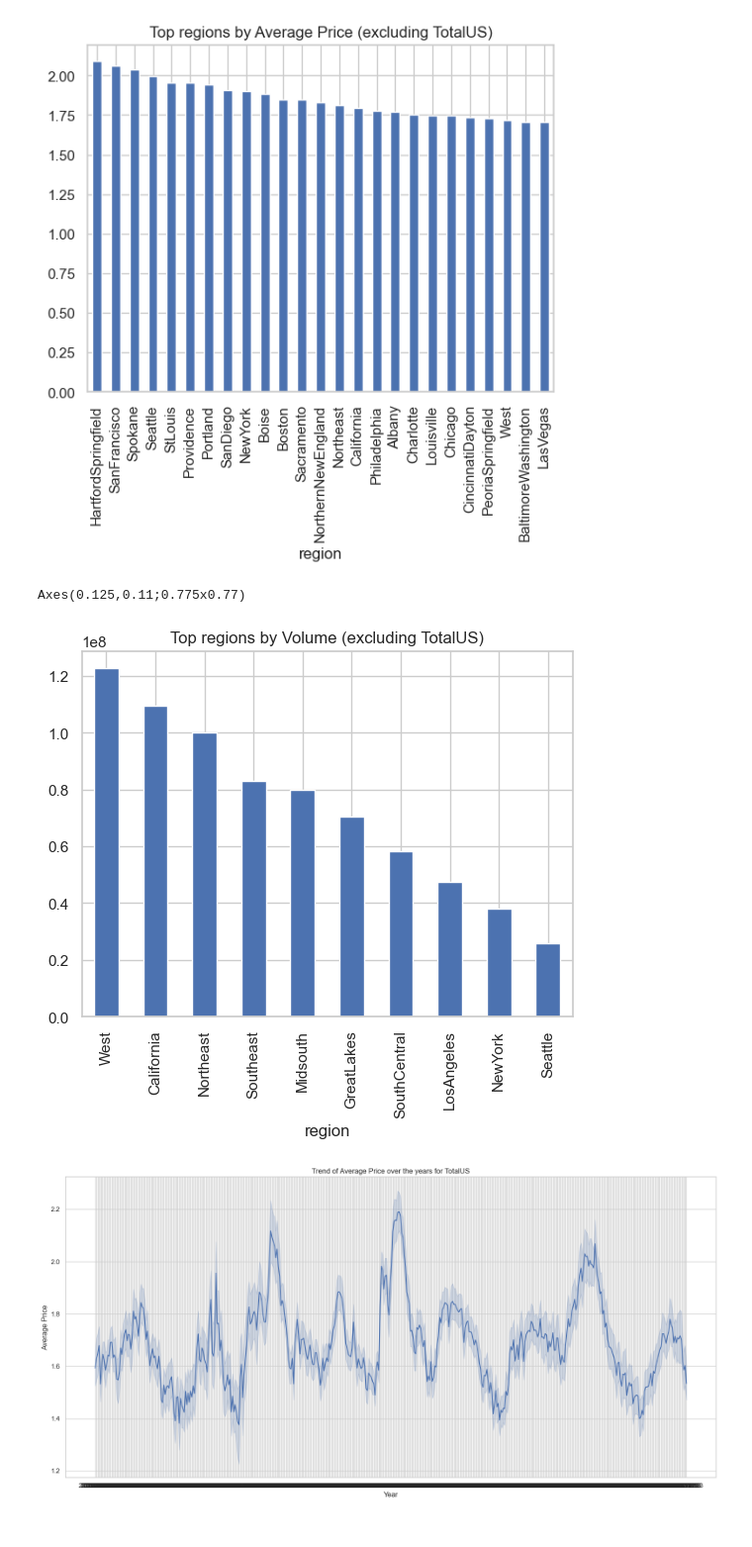
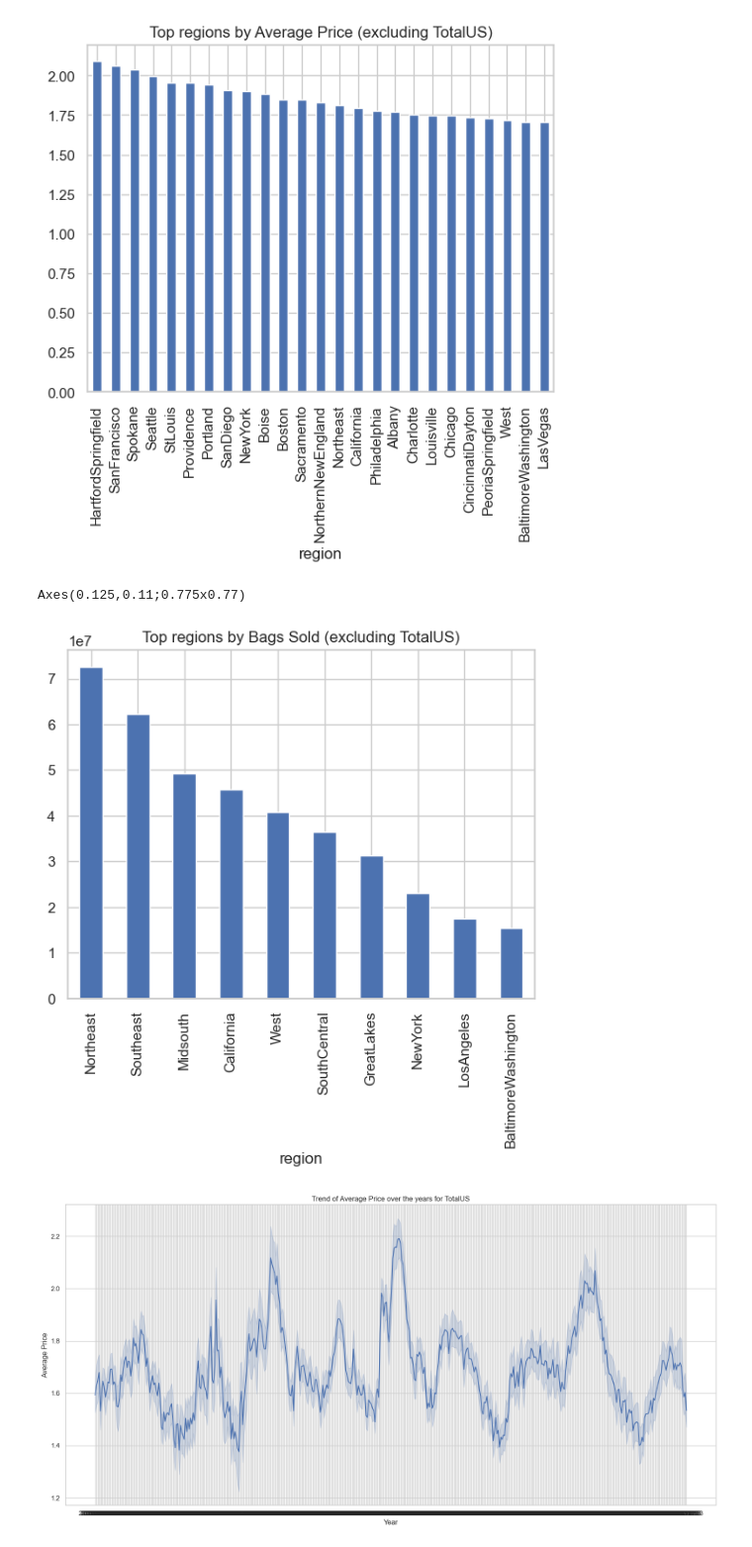
Before and after one commit to maseedatM5/Workplace, a Jupyter notebook: QCTO---Workplace-Module-Notebook-Template-4571.ipynb, the cells around one changed output. Shown at 99% size. Drawn from its saved outputs; the diff is of its cells as text; code cells hidden in the pictures.

```diff
--- a/QCTO---Workplace-Module-Notebook-Template-4571.ipynb
+++ b/QCTO---Workplace-Module-Notebook-Template-4571.ipynb
@@ -830,16 +831,16 @@ plt.show()
 # %%
 
 # Group by Region and Year, summing the emissions
-total_volume = df_organic.groupby(['region', 'date'])['totalvolume'].sum().reset_index()
+total_bags = df_organic.groupby(['region', 'date'])['totalbags'].sum().reset_index()
 
 # Filter out 'TotalUS' region
-total_volume = total_volume[total_volume['region'] != 'TotalUS']
+total_bags = total_bags[total_bags['region'] != 'TotalUS']
 
 # Identify the top 5 regions based on total emissions over the entire period
-top_5_regions = total_volume.groupby('region')['totalvolume'].sum().nlargest(5).index
+top_5_regions = total_bags.groupby('region')['totalbags'].sum().nlargest(5).index
 
 # Filter the dataset to include only the top 5 regions
-top_5_data = total_volume[total_volume['region'].isin(top_5_regions)]
+top_5_data = total_bags[total_bags['region'].isin(top_5_regions)]
 
 # Create the line graph
 plt.figure(figsize=(12, 6))
@@ -847,12 +848,12 @@ plt.figure(figsize=(12, 6))
 # Plot each region's data
 for region in top_5_data['region'].unique():
     region_data = top_5_data[top_5_data['region'] == region]
-    plt.plot(region_data['date'], region_data['totalvolume'], marker='o', label=region)
+    plt.plot(region_data['date'], region_data['totalbags'], marker='o', label=region)
 
 # Add titles and labels
-plt.title('Total Volume by Region (2015 - 2024)')
+plt.title('Total Bags by Region (2015 - 2024)')
 plt.xlabel('Year')
-plt.ylabel('Total Volume')
+plt.ylabel('Total Bags')
 plt.xticks(rotation=45)  # Rotate x-ticks for better readability
 plt.legend(title='Region')
 plt.grid()
@@ -898,14 +899,14 @@ Axes(0.125,0.11;0.775x0.77)
 [figure]
 # %%
 
-# Get the top 25 regions by TotalVolume, excluding TotalUS
-top_regions_by_volume = get_top_regions(df_organic, 'totalvolume', 'TotalUS')
+# Get the top 25 regions by TotalBags, excluding TotalUS
+top_regions_by_bags = get_top_regions(df_organic, 'totalbags', 'TotalUS')
 
 # Plot the results
-print(top_regions_by_volume.plot(kind='bar', title='Top regions by Volume (excluding TotalUS)'))
+print(top_regions_by_bags.plot(kind='bar', title='Top regions by Bags Sold (excluding TotalUS)'))
 # %% [output]
 Axes(0.125,0.11;0.775x0.77)
-[figure, old version]
+[figure, new version]
 # %%
 
 
```
Also changed, not shown: parts of 35 cells of this notebook, 1 other file.
